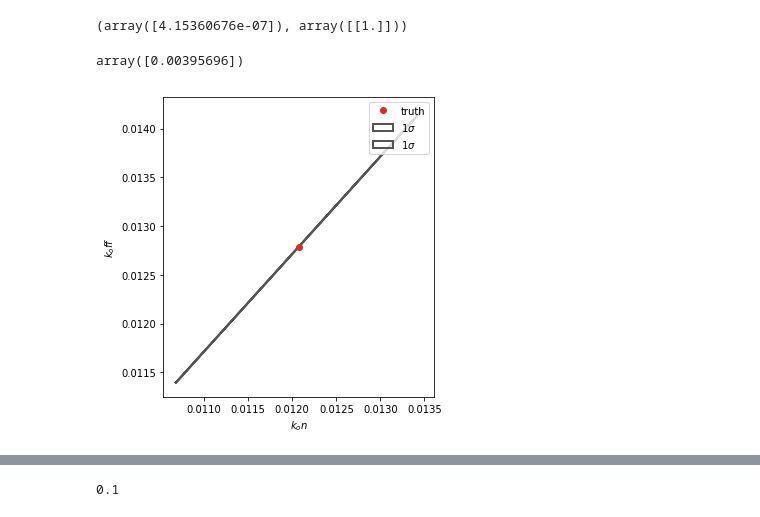
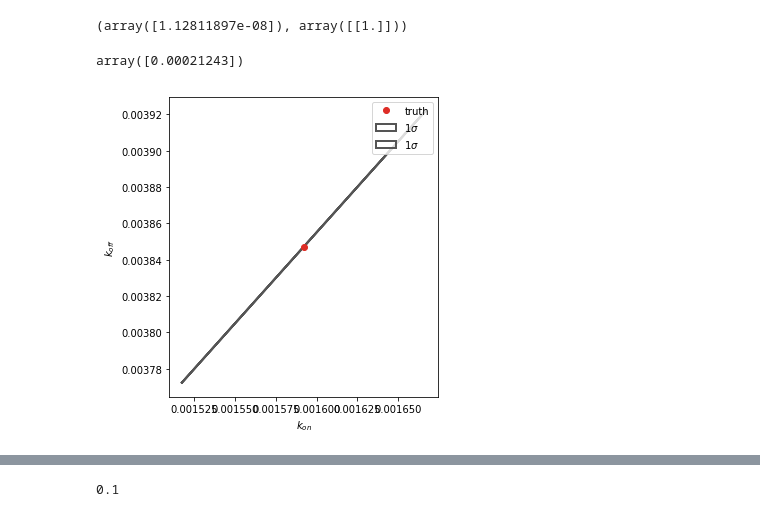
Before and after one commit to tlmakinen/bursting-IGMM, a Jupyter notebook: BurstPy/simulation-sandbox.ipynb, the cells around one changed output, grey strips where cells are left out. Drawn from its saved outputs; the diff is of its cells as text; code cells hidden in the pictures.

Commit message:
simulation fixed to replicate timesteps between observations

```diff
--- a/BurstPy/simulation-sandbox.ipynb
+++ b/BurstPy/simulation-sandbox.ipynb
@@ -12,14 +12,14 @@ from autocorrelationDataProcessing import tracePackageAutocorrelation
 from autocorrelationAnalyticInference import fitAutocorrelationFunction
 # %%
 # define all needed parameters for simulation and fitting #
-stepsize = 3.8            # time between observations, seconds
+stepsize = 6            # time between observations, seconds
 tPol=6;                 # polII loading time
 k_elong=25;             # Elongation rate
 sizePol = tPol * k_elong     # Footprint, in basepairs, of polII
 
 k_on = 0.0013
-k_off = 0.0030
-duration = 3000   # seconds
-num = 250           # number of traces in our simulated dataset
+k_off = 0.0033
+duration = 3500   # seconds
+num = 100           # number of traces in our simulated dataset
 
 loop_function = SnailPromoterMs2Loops().loop_function
@@ -45,6 +50,6 @@ plt.show()
 # %%
 # define start and stop indeces
-start_index = 150
+start_index = 175
 stop_index = -1
 # %%
 autopackage = tracePackageAutocorrelation(tracelist, loop_function, start_index, stop_index)
@@ -91,7 +90,7 @@ t = np.arange(len(autoav))
 # %%
 np.linalg.eig(pcov)
 # %% [output]
-(array([4.15360676e-07]), array([[1.]]))
+(array([1.12811897e-08]), array([[1.]]))
 # %%
 # some tricks to get info we need to plot an ellipse, aligned with # some t
 #    the eigenvectors of the covariance matrix
@@ -102,29 +101,29 @@ h=0
 # %%
 w
 # %% [output]
-array([0.00395696])
+array([0.00021243])
 # %%
 pars = [kon_fit,koff_fit]
 # %%
 from  matplotlib.patches  import Ellipse
 
 fig,ax = plt.subplots(1, 1, figsize=(5,5))
 
 for n in [1,1]:
     ax.add_patch(Ellipse(pars, width=n*w, height=n*h, angle=angle,
                          fill=False, linewidth=3-n, edgecolor='#555555',
                          label=r'{}$\sigma$'.format(n)))
 
 ax.plot(kon_fit, koff_fit, marker='o', zorder=10, linestyle='none',
         color='#de2d26', label='truth')
 
-ax.set_xlabel('$k_on$')
-ax.set_ylabel('$k_off$')
+ax.set_xlabel('$k_{on}$')
+ax.set_ylabel('$k_{off}$')
 ax.legend(loc='best')
 
 fig.tight_layout()
 # %% [output]
-[figure, old version]
+[figure, new version]
 # %%
 # Now create a loop to fit our MS2 Loop Construct to a range of parameters to test our inference.
 # define all needed parameters for simulation and fitting #
```
Also changed, not shown: parts of 20 cells of this notebook, 4 other files.
